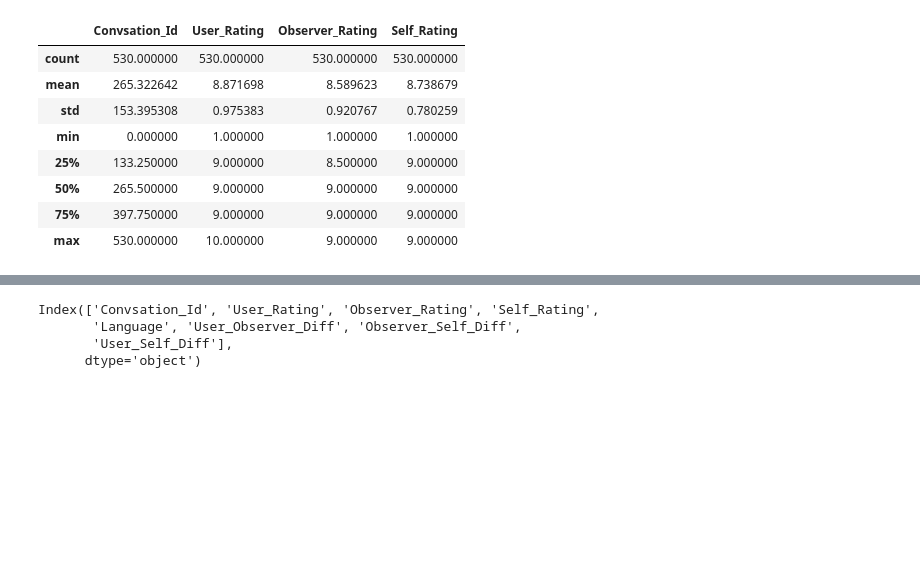
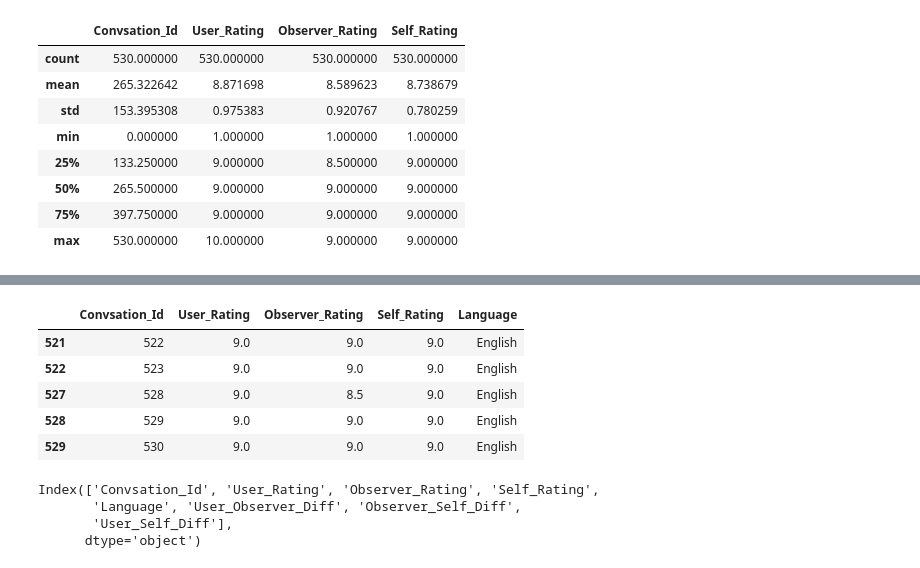
Before and after one commit to wisdom-okwen/chatbot_evaluation, a Jupyter notebook: analysis/analysis.ipynb, the cells around one changed output, grey strips where cells are left out. Drawn from its saved outputs; the diff is of its cells as text; code cells hidden in the pictures; blank space fills up the shorter version.

```diff
--- a/analysis/analysis.ipynb
+++ b/analysis/analysis.ipynb
@@ -51,3 +64,13 @@ plt.show()
+# %%
+df_OR_english = df_OR[df_OR["Language"] == "English"]
+df_OR_english.tail()
+# %% [output]
+|  | Convsation_Id | User_Rating | Observer_Rating | Self_Rating | Language |
+| 521 | 522 | 9.0 | 9.0 | 9.0 | English |
+| 522 | 523 | 9.0 | 9.0 | 9.0 | English |
+| 527 | 528 | 9.0 | 8.5 | 9.0 | English |
+| 528 | 529 | 9.0 | 9.0 | 9.0 | English |
+| 529 | 530 | 9.0 | 9.0 | 9.0 | English |
 # %%
 
 
```
Also changed, not shown: parts of 4 cells of this notebook.
